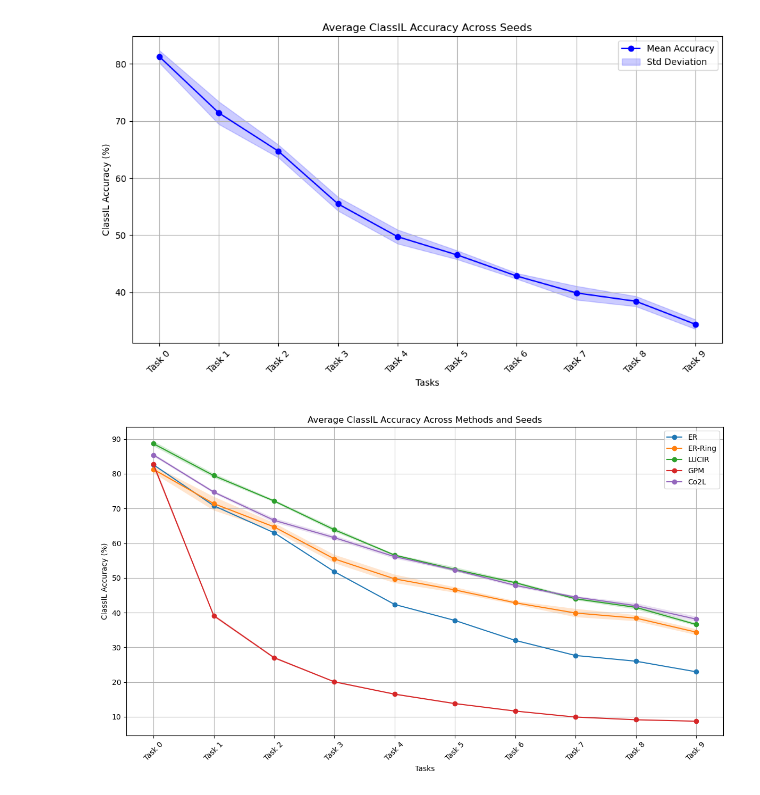
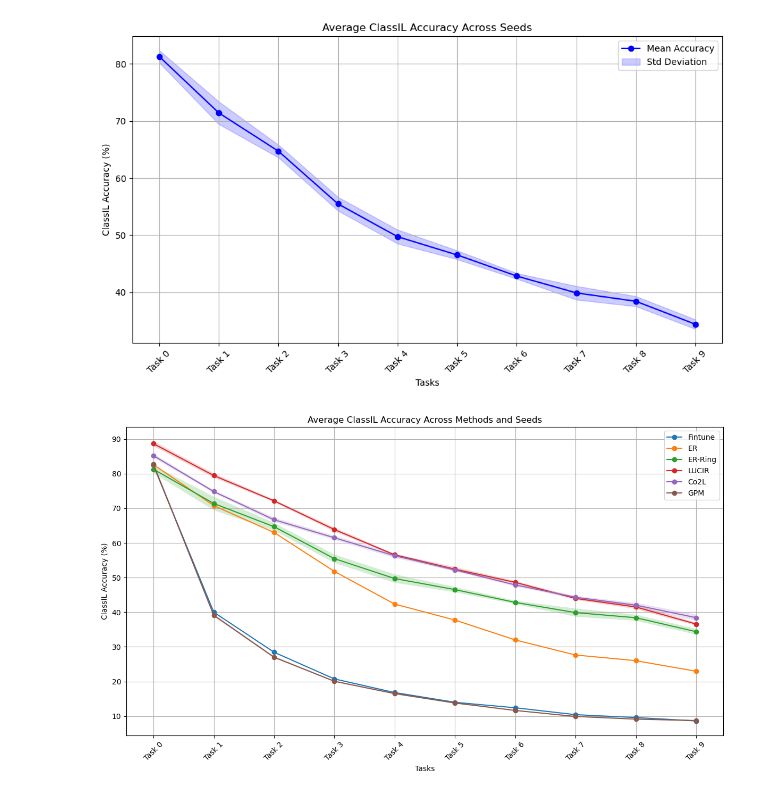
Before and after one commit to KoyoImai/surey, a Jupyter notebook: CIL/logs/glaph.ipynb, the cells around one changed output. Cells and saved outputs as stored; diff of their text form; code cells hidden in the pictures.

```diff
--- a/CIL/logs/glaph.ipynb
+++ b/CIL/logs/glaph.ipynb
@@ -115,41 +115,48 @@ import matplotlib.pyplot as plt
 
 # 手法ごとにログファイルを定義
 method_log_files = {
+    'Fintune': [
+        "/home/kouyou/ContinualLearning/survey/CIL/logs/er/fintune_er_reservoir0_cifar100_seed0_date2025_04_09/exp_log/experiment.log",
+        "/home/kouyou/ContinualLearning/survey/CIL/logs/er/fintune_er_reservoir0_cifar100_seed1_date2025_04_09/exp_log/experiment.log",
+        # "/home/kouyou/ContinualLearning/survey/CIL/logs/er/fintune_er_reservoir0_cifar100_seed2_date2025_04_09/exp_log/experiment.log",
+        # "/home/kouyou/ContinualLearning/survey/CIL/logs/er/fintune_er_reservoir0_cifar100_seed3_date2025_04_09/exp_log/experiment.log",
+        # "/home/kouyou/ContinualLearning/survey/CIL/logs/er/fintune_er_reservoir0_cifar100_seed4_date2025_04_09/exp_log/experiment.log",
+    ],
     'ER': [
-        "/home/kouyou/ContinualLearning/survey/CIL/logs/er_er_reservoir2000_cifar100_seed0_date2025_04_09/exp_log/experiment.log",
-        "/home/kouyou/ContinualLearning/survey/CIL/logs/er_er_reservoir2000_cifar100_seed0_date2025_04_09/exp_log/experiment.log",
-        "/home/kouyou/ContinualLearning/survey/CIL/logs/er_er_reservoir2000_cifar100_seed0_date2025_04_09/exp_log/experiment.log",
-        "/home/kouyou/ContinualLearning/survey/CIL/logs/er_er_reservoir2000_cifar100_seed0_date2025_04_09/exp_log/experiment.log",
-        "/home/kouyou/ContinualLearning/survey/CIL/logs/er_er_reservoir2000_cifar100_seed0_date2025_04_09/exp_log/experiment.log",
+        "/home/kouyou/ContinualLearning/survey/CIL/logs/er/er_er_reservoir2000_cifar100_seed0_date2025_04_09/exp_log/experiment.log",
+        "/home/kouyou/ContinualLearning/survey/CIL/logs/er/er_er_reservoir2000_cifar100_seed0_date2025_04_09/exp_log/experiment.log",
+        "/home/kouyou/ContinualLearning/survey/CIL/logs/er/er_er_reservoir2000_cifar100_seed0_date2025_04_09/exp_log/experiment.log",
+        "/home/kouyou/ContinualLearning/survey/CIL/logs/er/er_er_reservoir2000_cifar100_seed0_date2025_04_09/exp_log/experiment.log",
+        "/home/kouyou/ContinualLearning/survey/CIL/logs/er/er_er_reservoir2000_cifar100_seed0_date2025_04_09/exp_log/experiment.log",
     ],
     'ER-Ring': [
-        "/home/kouyou/ContinualLearning/survey/CIL/logs/erring_er_ring2000_cifar100_seed0_date2025_04_09/exp_log/experiment.log",
-        "/home/kouyou/ContinualLearning/survey/CIL/logs/erring_er_ring2000_cifar100_seed1_date2025_04_09/exp_log/experiment.log",
-        "/home/kouyou/ContinualLearning/survey/CIL/logs/erring_er_ring2000_cifar100_seed2_date2025_04_09/exp_log/experiment.log",
-        "/home/kouyou/ContinualLearning/survey/CIL/logs/erring_er_ring2000_cifar100_seed3_date2025_04_09/exp_log/experiment.log",
-        "/home/kouyou/ContinualLearning/survey/CIL/logs/erring_er_ring2000_cifar100_seed4_date2025_04_09/exp_log/experiment.log",
+        "/home/kouyou/ContinualLearning/survey/CIL/logs/er/erring_er_ring2000_cifar100_seed0_date2025_04_09/exp_log/experiment.log",
+        "/home/kouyou/ContinualLearning/survey/CIL/logs/er/erring_er_ring2000_cifar100_seed1_date2025_04_09/exp_log/experiment.log",
+        "/home/kouyou/ContinualLearning/survey/CIL/logs/er/erring_er_ring2000_cifar100_seed2_date2025_04_09/exp_log/experiment.log",
+        "/home/kouyou/ContinualLearning/survey/CIL/logs/er/erring_er_ring2000_cifar100_seed3_date2025_04_09/exp_log/experiment.log",
+        "/home/kouyou/ContinualLearning/survey/CIL/logs/er/erring_er_ring2000_cifar100_seed4_date2025_04_09/exp_log/experiment.log",
     ],
     'LUCIR': [
-        '/home/kouyou/ContinualLearning/survey/CIL/logs/lucir_lucir_herding2000_cifar100_seed0_date2025_04_09/exp_log/experiment.log',
-        '/home/kouyou/ContinualLearning/survey/CIL/logs/lucir_lucir_herding2000_cifar100_seed1_date2025_04_09/exp_log/experiment.log',
-        '/home/kouyou/ContinualLearning/survey/CIL/logs/lucir_lucir_herding2000_cifar100_seed2_date2025_04_09/exp_log/experiment.log',
-        '/home/kouyou/ContinualLearning/survey/CIL/logs/lucir_lucir_herding2000_cifar100_seed3_date2025_04_09/exp_log/experiment.log',
-        '/home/kouyou/ContinualLearning/survey/CIL/logs/lucir_lucir_herding2000_cifar100_seed4_date2025_04_09/exp_log/experiment.log',
+        '/home/kouyou/ContinualLearning/survey/CIL/logs/lucir/lucir_lucir_herding2000_cifar100_seed0_date2025_04_09/exp_log/experiment.log',
+        '/home/kouyou/ContinualLearning/survey/CIL/logs/lucir/lucir_lucir_herding2000_cifar100_seed1_date2025_04_09/exp_log/experiment.log',
+        '/home/kouyou/ContinualLearning/survey/CIL/logs/lucir/lucir_lucir_herding2000_cifar100_seed2_date2025_04_09/exp_log/experiment.log',
+        '/home/kouyou/ContinualLearning/survey/CIL/logs/lucir/lucir_lucir_herding2000_cifar100_seed3_date2025_04_09/exp_log/experiment.log',
+        '/home/kouyou/ContinualLearning/survey/CIL/logs/lucir/lucir_lucir_herding2000_cifar100_seed4_date2025_04_09/exp_log/experiment.log',
+    ],
+    'Co2L': [
+        '/home/kouyou/ContinualLearning/survey/CIL/logs/co2l/co2l_co2l_ring2000_cifar100_seed0_date2025_04_09/exp_log/experiment.log',
+        '/home/kouyou/ContinualLearning/survey/CIL/logs/co2l/co2l_co2l_ring2000_cifar100_seed1_date2025_04_09/exp_log/experiment.log',
+        '/home/kouyou/ContinualLearning/survey/CIL/logs/co2l/co2l_co2l_ring2000_cifar100_seed2_date2025_04_09/exp_log/experiment.log',
+        '/home/kouyou/ContinualLearning/survey/CIL/logs/co2l/co2l_co2l_ring2000_cifar100_seed3_date2025_04_09/exp_log/experiment.log',
+        '/home/kouyou/ContinualLearning/survey/CIL/logs/co2l/co2l_co2l_ring2000_cifar100_seed4_date2025_04_09/exp_log/experiment.log',
     ],
     'GPM': [
-        '/home/kouyou/ContinualLearning/survey/CIL/logs/gpm_gpm_ring0_cifar100_seed0_date2025_04_09/exp_log/experiment.log',
-        '/home/kouyou/ContinualLearning/survey/CIL/logs/gpm_gpm_ring0_cifar100_seed1_date2025_04_09/exp_log/experiment.log',
-        '/home/kouyou/ContinualLearning/survey/CIL/logs/gpm_gpm_ring0_cifar100_seed2_date2025_04_09/exp_log/experiment.log',
-        '/home/kouyou/ContinualLearning/survey/CIL/logs/gpm_gpm_ring0_cifar100_seed3_date2025_04_09/exp_log/experiment.log',
-        '/home/kouyou/ContinualLearning/survey/CIL/logs/gpm_gpm_ring0_cifar100_seed4_date2025_04_09/exp_log/experiment.log',
+        '/home/kouyou/ContinualLearning/survey/CIL/logs/gpm/gpm_gpm_ring0_cifar100_seed0_date2025_04_09/exp_log/experiment.log',
+        '/home/kouyou/ContinualLearning/survey/CIL/logs/gpm/gpm_gpm_ring0_cifar100_seed1_date2025_04_09/exp_log/experiment.log',
+        '/home/kouyou/ContinualLearning/survey/CIL/logs/gpm/gpm_gpm_ring0_cifar100_seed2_date2025_04_09/exp_log/experiment.log',
+        '/home/kouyou/ContinualLearning/survey/CIL/logs/gpm/gpm_gpm_ring0_cifar100_seed3_date2025_04_09/exp_log/experiment.log',
+        '/home/kouyou/ContinualLearning/survey/CIL/logs/gpm/gpm_gpm_ring0_cifar100_seed4_date2025_04_09/exp_log/experiment.log',
     ],
-    'Co2L': [
-        '/home/kouyou/ContinualLearning/survey/CIL/logs/co2l_co2l_ring2000_cifar100_seed0_date2025_04_09/exp_log/experiment.log',
-        '/home/kouyou/ContinualLearning/survey/CIL/logs/co2l_co2l_ring2000_cifar100_seed1_date2025_04_09/exp_log/experiment.log',
-        '/home/kouyou/ContinualLearning/survey/CIL/logs/co2l_co2l_ring2000_cifar100_seed2_date2025_04_09/exp_log/experiment.log',
-        '/home/kouyou/ContinualLearning/survey/CIL/logs/co2l_co2l_ring2000_cifar100_seed3_date2025_04_09/exp_log/experiment.log',
-        # '/home/kouyou/ContinualLearning/survey/CIL/logs/co2l_co2l_ring2000_cifar100_seed4_date2025_04_09/exp_log/experiment.log',
-    ]
 }
 
 # プロットの準備
@@ -182,34 +189,34 @@ for method_name, log_files in method_log_files.items():
         final_accuracies = [accs[-1] for accs in classil_accuracies]
         all_seed_task_accuracies.append(final_accuracies)
 
     # NumPy配列に変換し、シードごとに平均値と標準偏差を計算
     all_seed_task_accuracies = np.array(all_seed_task_accuracies)
     mean_accuracies = np.mean(all_seed_task_accuracies, axis=0)
     std_accuracies = np.std(all_seed_task_accuracies, axis=0)
 
     # タスクのインデックスを作成
     task_indices = [f'Task {i}' for i in range(len(mean_accuracies))]
 
     # 各手法の平均精度をプロット
     plt.plot(task_indices, mean_accuracies, marker='o', linestyle='-', label=f'{method_name}')
 
     # 標準偏差の範囲をプロット
     plt.fill_between(task_indices,
                      mean_accuracies - std_accuracies,
                      mean_accuracies + std_accuracies,
                      alpha=0.2)
 
 # グラフ設定
 plt.title('Average ClassIL Accuracy Across Methods and Seeds')
 plt.xlabel('Tasks')
 plt.ylabel('ClassIL Accuracy (%)')
 plt.grid(True)
 plt.xticks(rotation=45)
 plt.legend()
 plt.tight_layout()
 plt.show()
 # %% [output]
-[figure, old version]
+[figure, new version]
 # %%
 import re
 import numpy as np
```
Also changed, not shown: parts of 1 cell of this notebook, 19 other files.
